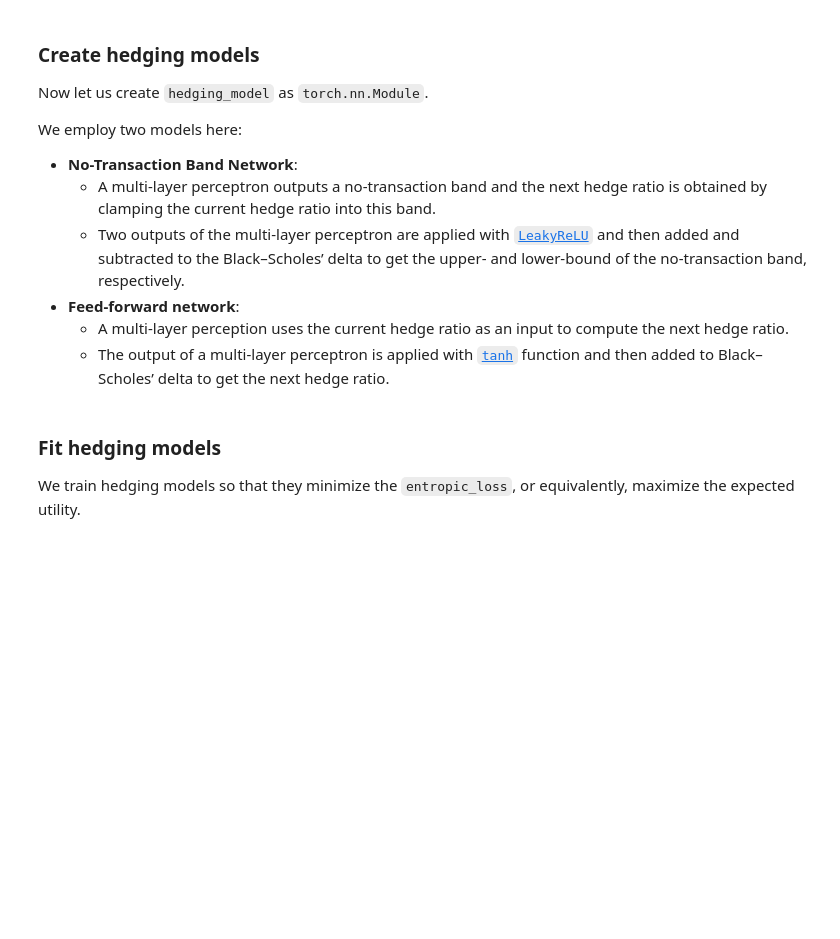
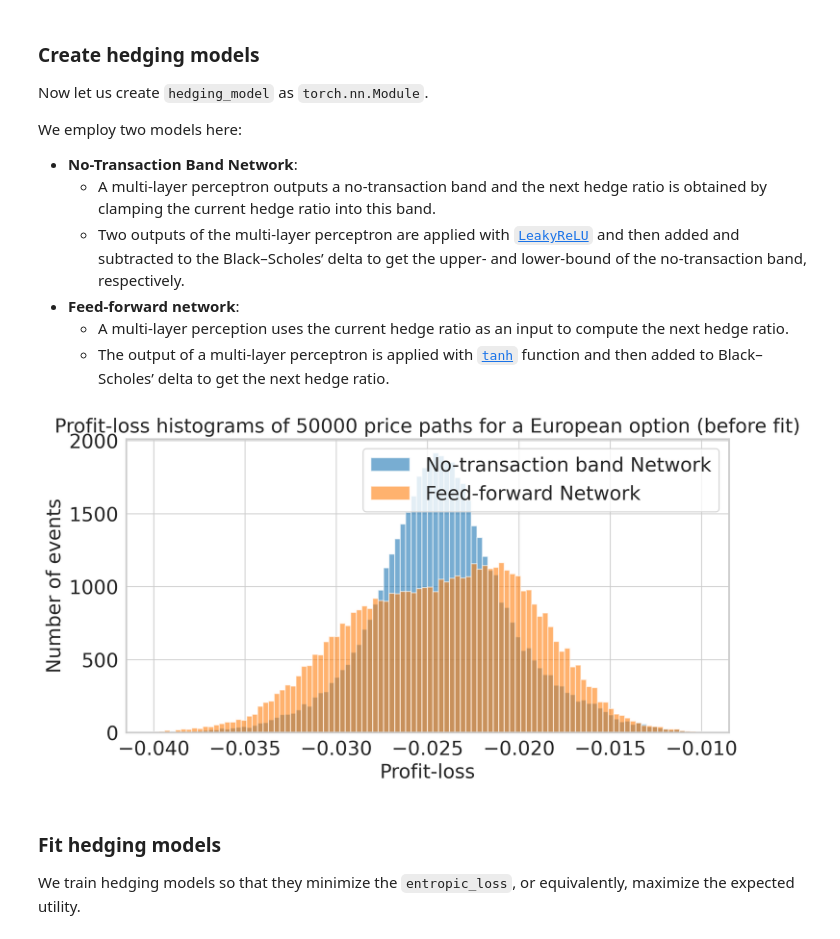
Before and after one commit to pfnet-research/NoTransactionBandNetwork, a Jupyter notebook: main.ipynb, the cells around one changed output. Saved outputs shown, nothing was run; the diff lists cells and outputs as text; code cells hidden in the pictures; blank space fills up the shorter version.

```diff
--- a/main.ipynb
+++ b/main.ipynb
@@ -36,6 +36,6 @@ matplotlib.rcParams["savefig.pad_inches"] = 0.1
 matplotlib.rcParams["lines.linewidth"] = 2
 matplotlib.rcParams["axes.linewidth"] = 1.6
 # %%
-DEVICE = torch.device("cuda:0" if torch.cuda.is_available() else "cpu")
+DEVICE = torch.device("cuda:1" if torch.cuda.is_available() else "cpu")
 # %%
 DEVICE
@@ -234,26 +236,28 @@ pnl_ffn = compute_profit_and_loss(model_ffn, european_option_payoff, cost=1e-3)
 # %%
 plt.figure()
 plt.hist(
     to_numpy(pnl_ntb),
     bins=100,
     range=(-0.04, -0.01),
     alpha=0.6,
     label="No-transaction band Network",
 )
 plt.hist(
     to_numpy(pnl_ffn),
     bins=100,
     range=(-0.04, -0.01),
     alpha=0.6,
     label="Feed-forward Network",
 )
 plt.title(
-    "Profit-loss histogram of 50000 price paths " "for a European option (before fit)"
+    "Profit-loss histograms of 50000 price paths " "for a European option (before fit)"
 )
 plt.xlabel("Profit-loss")
 plt.ylabel("Number of events")
 plt.legend()
 plt.show()
+# %% [output]
+[figure, added]
 # %% [markdown]
 ### Fit hedging models
 
```
Also changed, not shown: parts of 14 cells of this notebook.
